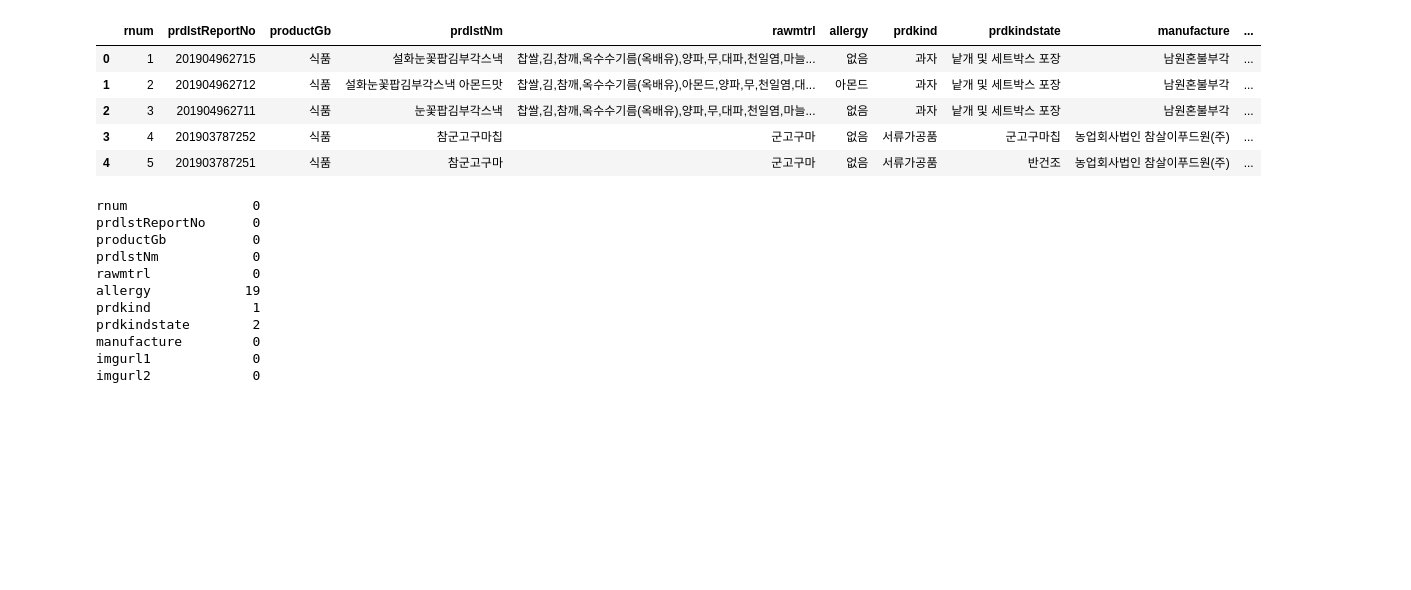
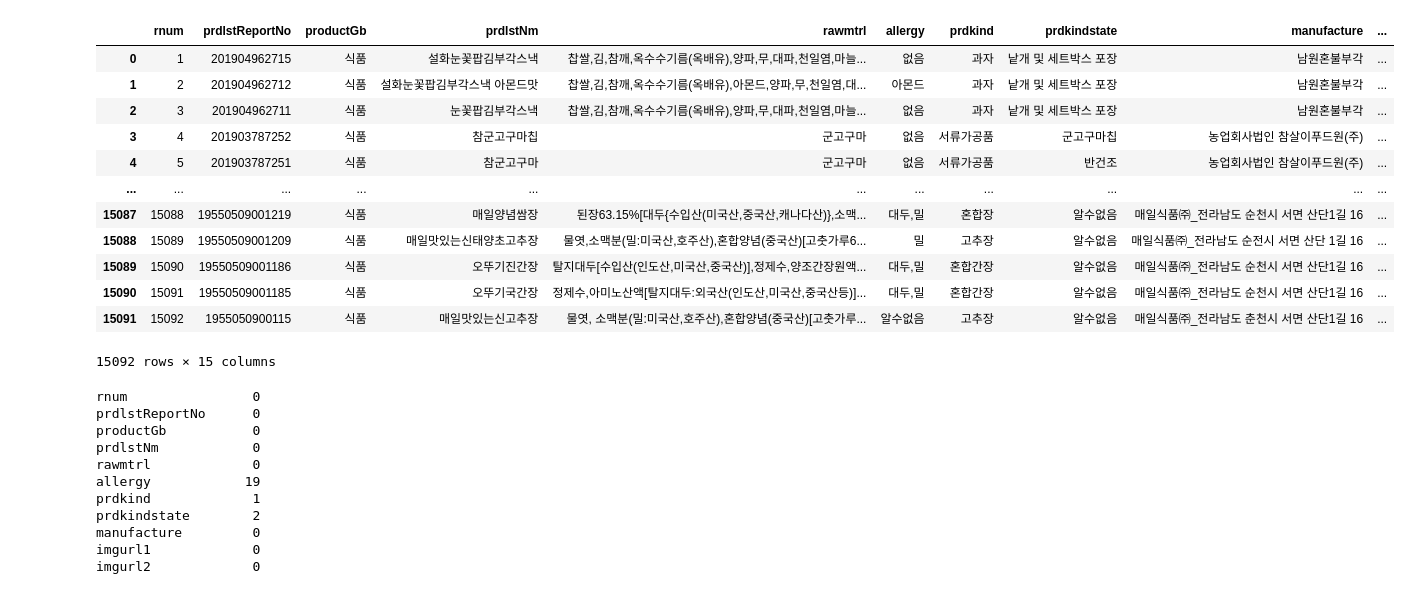
Before and after one commit to dilicat0813/2023allergy, a Jupyter notebook: 01.request/2.data_dig_allergy.ipynb, the cells around one changed output. Drawn from its saved outputs; the diff is of its cells as text; code cells hidden in the pictures; blank space fills up the shorter version.

```diff
--- a/01.request/2.data_dig_allergy.ipynb
+++ b/01.request/2.data_dig_allergy.ipynb
@@ -3,14 +3,21 @@ import pandas as pd
 import numpy as np
 # %%
 df = pd.read_csv('data/data_total.csv')
-df.head()
+df
 # %% [output]
 |  | rnum | prdlstReportNo | productGb | prdlstNm | rawmtrl | allergy | prdkind | prdkindstate | manufacture | ... |
 | 0 | 1 | 201904962715 | 식품 | 설화눈꽃팝김부각스낵 | 찹쌀,김,참깨,옥수수기름(옥배유),양파,무,대파,천일염,마늘... | 없음 | 과자 | 낱개 및 세트박스 포장 | 남원혼불부각 | ... |
 | 1 | 2 | 201904962712 | 식품 | 설화눈꽃팝김부각스낵 아몬드맛 | 찹쌀,김,참깨,옥수수기름(옥배유),아몬드,양파,무,천일염,대... | 아몬드 | 과자 | 낱개 및 세트박스 포장 | 남원혼불부각 | ... |
 | 2 | 3 | 201904962711 | 식품 | 눈꽃팝김부각스낵 | 찹쌀,김,참깨,옥수수기름(옥배유),양파,무,대파,천일염,마늘... | 없음 | 과자 | 낱개 및 세트박스 포장 | 남원혼불부각 | ... |
 | 3 | 4 | 201903787252 | 식품 | 참군고구마칩 | 군고구마 | 없음 | 서류가공품 | 군고구마칩 | 농업회사법인 참살이푸드원(주) | ... |
 | 4 | 5 | 201903787251 | 식품 | 참군고구마 | 군고구마 | 없음 | 서류가공품 | 반건조 | 농업회사법인 참살이푸드원(주) | ... |
+| ... | ... | ... | ... | ... | ... | ... | ... | ... | ... | ... |
+| 15087 | 15088 | 19550509001219 | 식품 | 매일양념쌈장 | 된장63.15%[대두{수입산(미국산,중국산,캐나다산)},소맥... | 대두,밀 | 혼합장 | 알수없음 | 매일식품㈜_전라남도 순천시 서면 산단1길 16 | ... |
+| 15088 | 15089 | 19550509001209 | 식품 | 매일맛있는신태양초고추장 | 물엿,소맥분(밀:미국산,호주산),혼합양념(중국산)[고춧가루6... | 밀 | 고추장 | 알수없음 | 매일식품㈜_전라남도 순전시 서면 산단 1길 16 | ... |
+| 15089 | 15090 | 19550509001186 | 식품 | 오뚜기진간장 | 탈지대두[수입산(인도산,미국산,중국산)],정제수,양조간장원액... | 대두,밀 | 혼합간장 | 알수없음 | 매일식품㈜_전라남도 순천시 서면 산단1길 16 | ... |
+| 15090 | 15091 | 19550509001185 | 식품 | 오뚜기국간장 | 정제수,아미노산액[탈지대두:외국산(인도산,미국산,중국산등)]... | 대두,밀 | 혼합간장 | 알수없음 | 매일식품㈜_전라남도 순천시 서면 산단1길 16 | ... |
+| 15091 | 15092 | 1955050900115 | 식품 | 매일맛있는신고추장 | 물엿, 소맥분(밀:미국산,호주산),혼합양념(중국산)[고춧가루... | 알수없음 | 고추장 | 알수없음 | 매일식품㈜_전라남도 춘천시 서면 산단1길 16 | ... |
+15092 rows × 15 columns
 # %%
 df.isnull().sum()
 #1. 바코드 nan --> 알수없음
```
Also changed, not shown: parts of 7 cells of this notebook, 8 other files.
